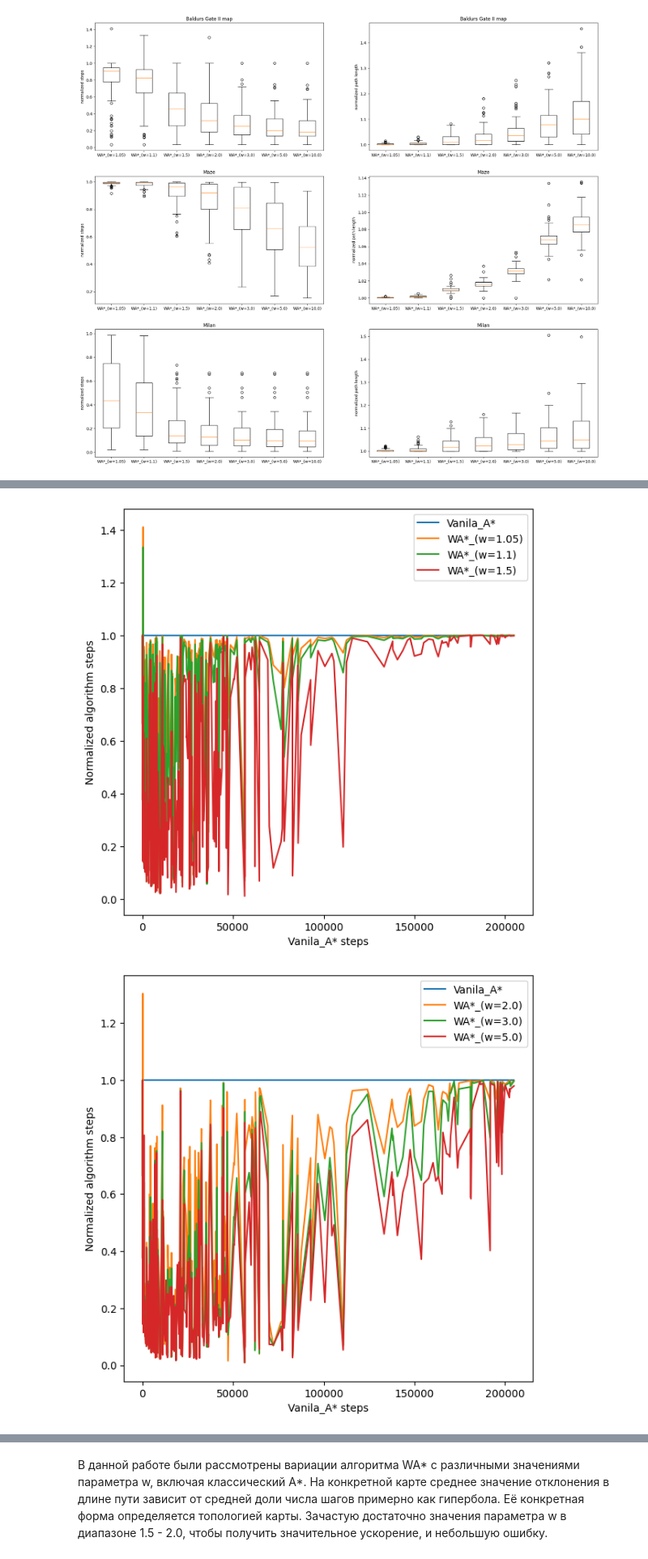
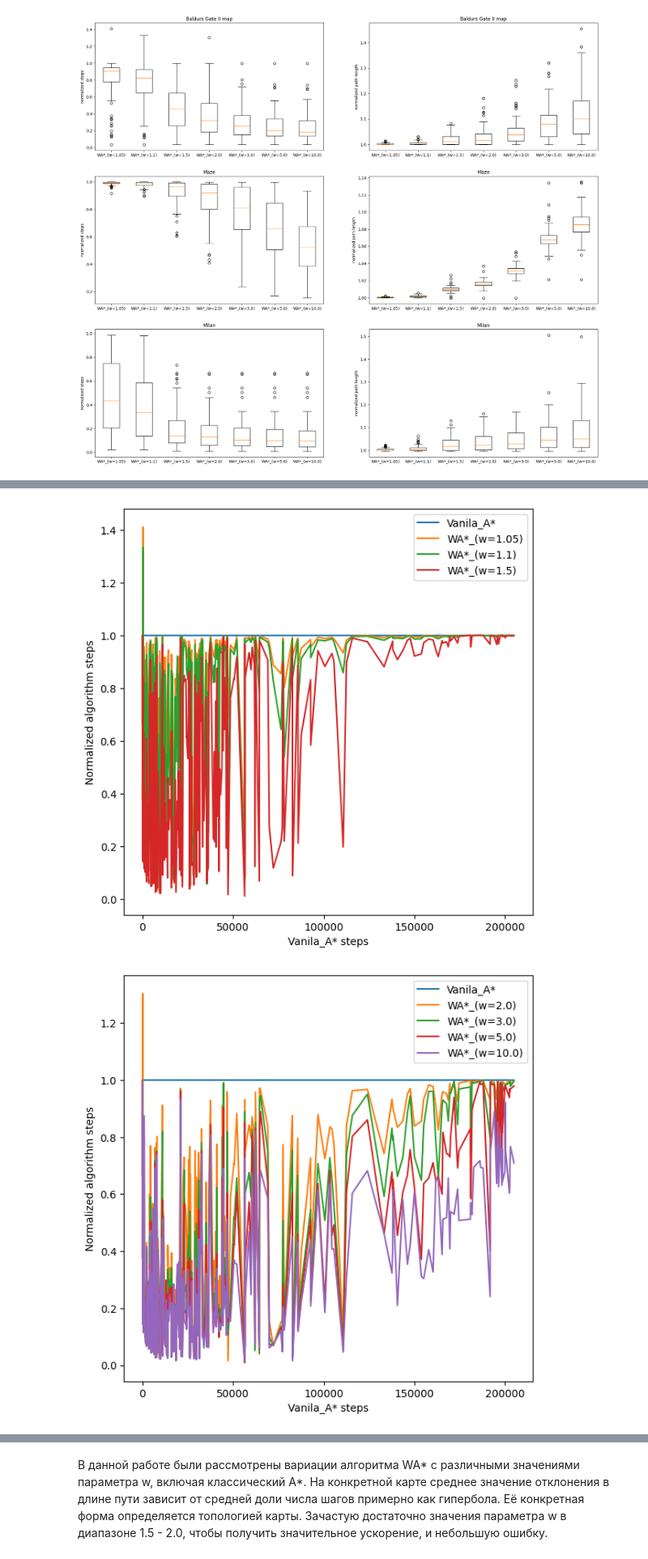
Before and after one commit to HS-Class-SPbU-2024-Fall/lab07-benchmarking-bounded-sub-optimal-astar-MaxVorosh, a Jupyter notebook: lab_07_benchmarking_WAstar.ipynb, the cells around one changed output, grey strips where cells are left out. Shown at 81% size. Drawn from its saved outputs; the diff is of its cells as text; code cells hidden in the pictures.

```diff
--- a/lab_07_benchmarking_WAstar.ipynb
+++ b/lab_07_benchmarking_WAstar.ipynb
@@ -711,9 +717,9 @@ draw_box_plot(['tree size'], True)
 # %%
 draw_plot('steps', [1.05, 1.1, 1.5])
-draw_plot('steps', [2.0, 3.0, 5.0])
+draw_plot('steps', [2.0, 3.0, 5.0, 10.0])
 draw_plot_map('steps', [1.05, 1.1, 1.5])
-draw_plot_map('steps', [2.0, 3.0, 5.0])
+draw_plot_map('steps', [2.0, 3.0, 5.0, 10.0])
 # %% [output]
 [figure]
-[figure, old version]
+[figure, new version]
 [figure]
```
Also changed, not shown: parts of 12 cells of this notebook, 1 other file.
